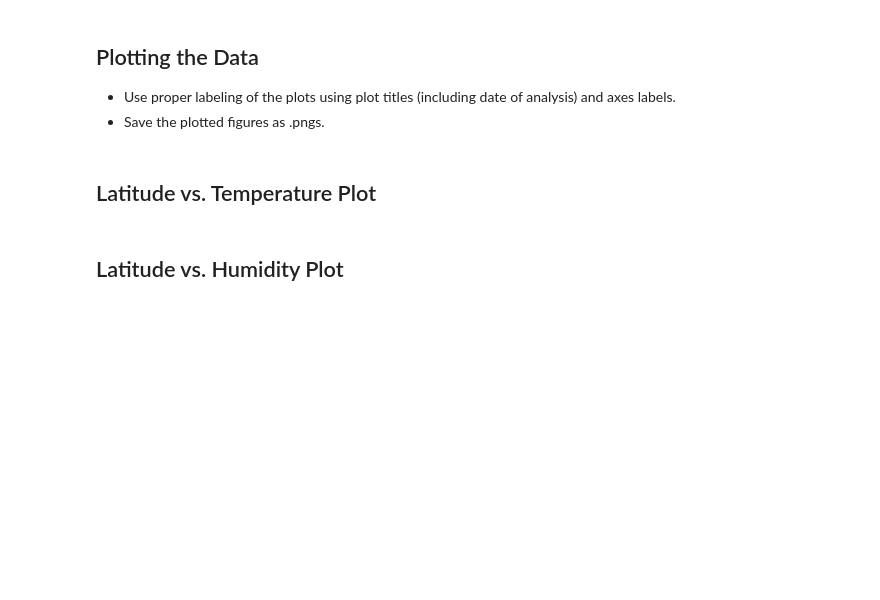
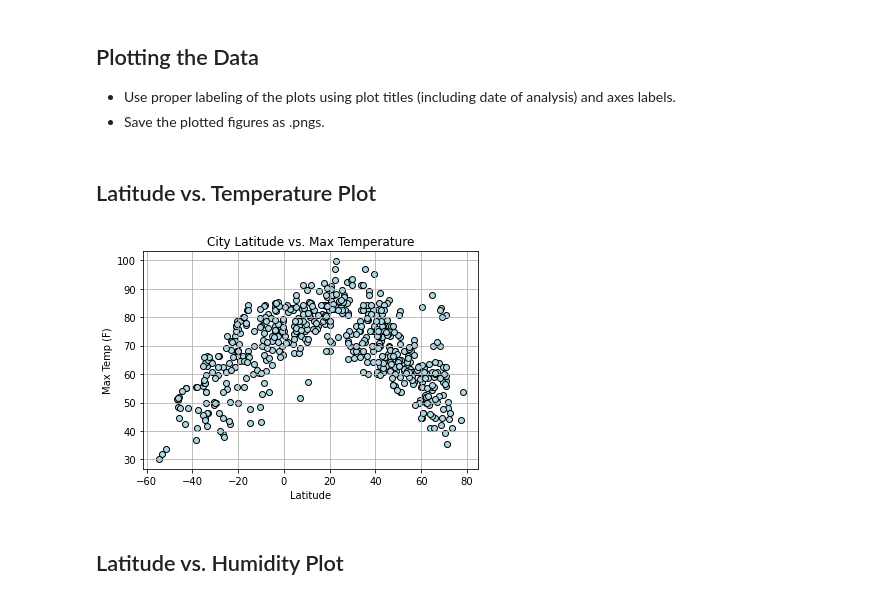
Before and after one commit to emilyfrels/python-api-challenge, a Jupyter notebook: WeatherPy/WeatherPy.ipynb, the cells around one changed output. Drawn from its saved outputs; the diff is of its cells as text; code cells hidden in the pictures; blank space fills up the shorter version.

Commit message:
Added scatter plots and saved images.

```diff
--- a/WeatherPy/WeatherPy.ipynb
+++ b/WeatherPy/WeatherPy.ipynb
@@ -181,5 +181,21 @@ clean_city_data_df.to_csv(output_data_file)
 * Save the plotted figures as .pngs.
 # %% [markdown]
 ## Latitude vs. Temperature Plot
+# %%
+# Build scatter plot for latitude vs. temp
+plt.scatter(clean_city_data_df["Latitude"], clean_city_data_df["Max Temp"], marker="o", facecolors="lightblue", edgecolors="black")
+
+# Format scatter plot
+plt.title("City Latitude vs. Max Temperature")
+plt.xlabel("Latitude")
+plt.ylabel("Max Temp (F)")
+plt.grid(True)
+
+# Save the figure
+plt.savefig("output_data/CityLatitudeVsMaxTemp.png")
+
+plt.show()
+# %% [output]
+[figure, added]
 # %% [markdown]
 ## Latitude vs. Humidity Plot
```
Also changed, not shown: parts of 3 cells of this notebook, 5 other files.
